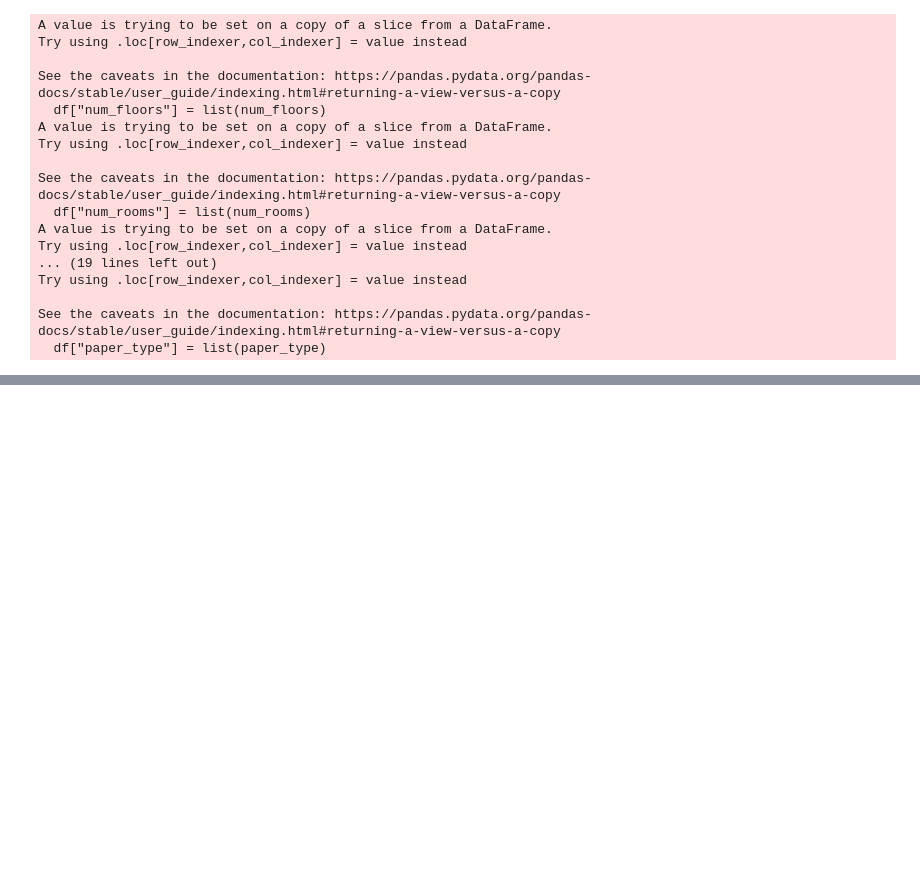
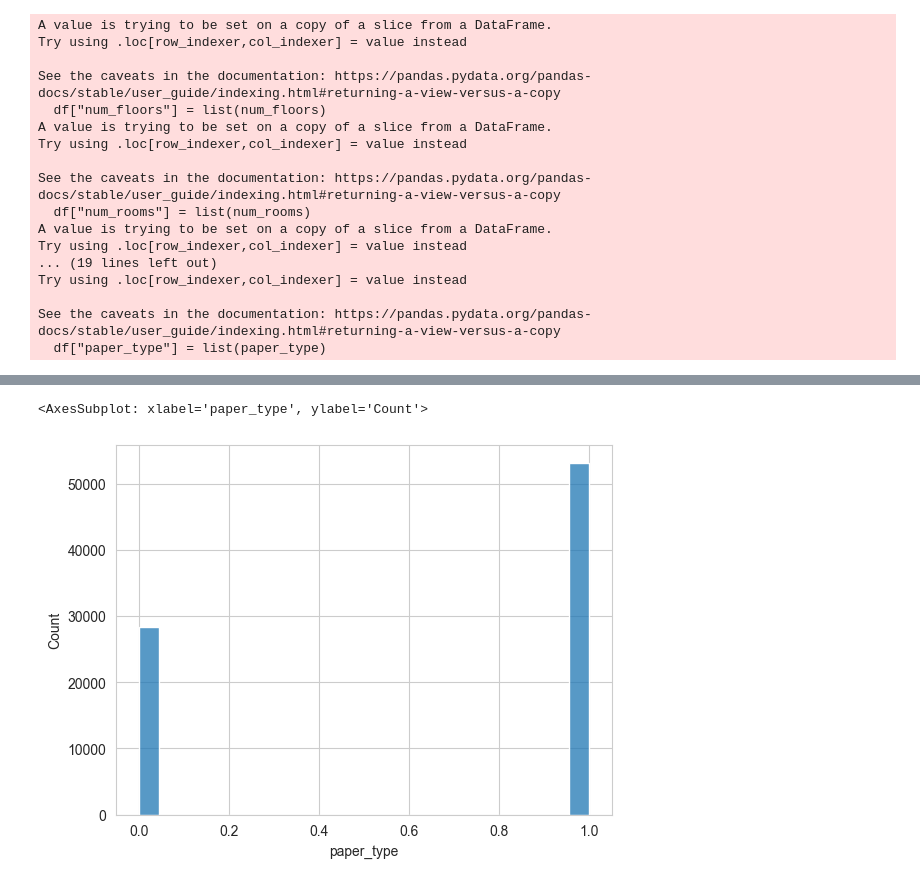
Before and after one commit to nnaaaa/VietNamHousing, a Jupyter notebook: src/data/exploration.ipynb, the cells around one changed output, grey strips where cells are left out. Saved outputs shown, nothing was run; the diff lists cells and outputs as text; code cells hidden in the pictures; blank space fills up the shorter version.

```diff
--- a/src/data/exploration.ipynb
+++ b/src/data/exploration.ipynb
@@ -213,0 +236,5 @@ df.to_csv("../../data/processed/VN_housing_dataset.csv", index=False)
+# %%
+sns.histplot(df['paper_type'])
+# %% [output]
+<AxesSubplot: xlabel='paper_type', ylabel='Count'>
+[figure, added]
```
Also changed, not shown: parts of 27 cells of this notebook, 2 other files.
